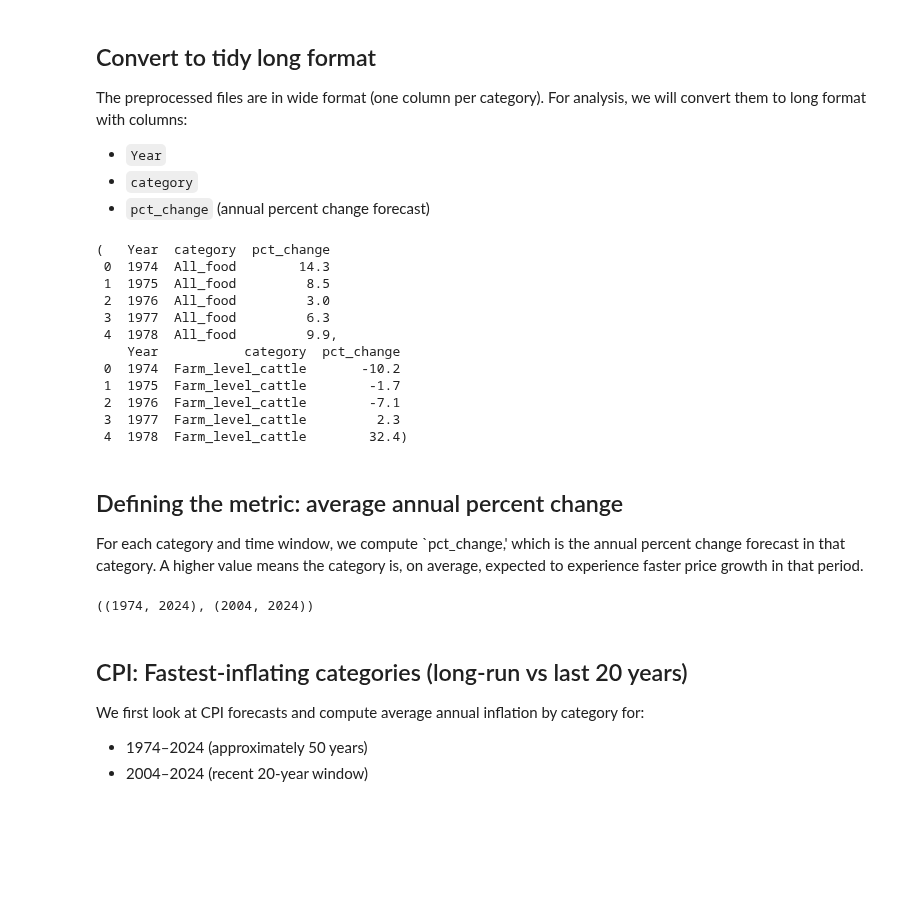
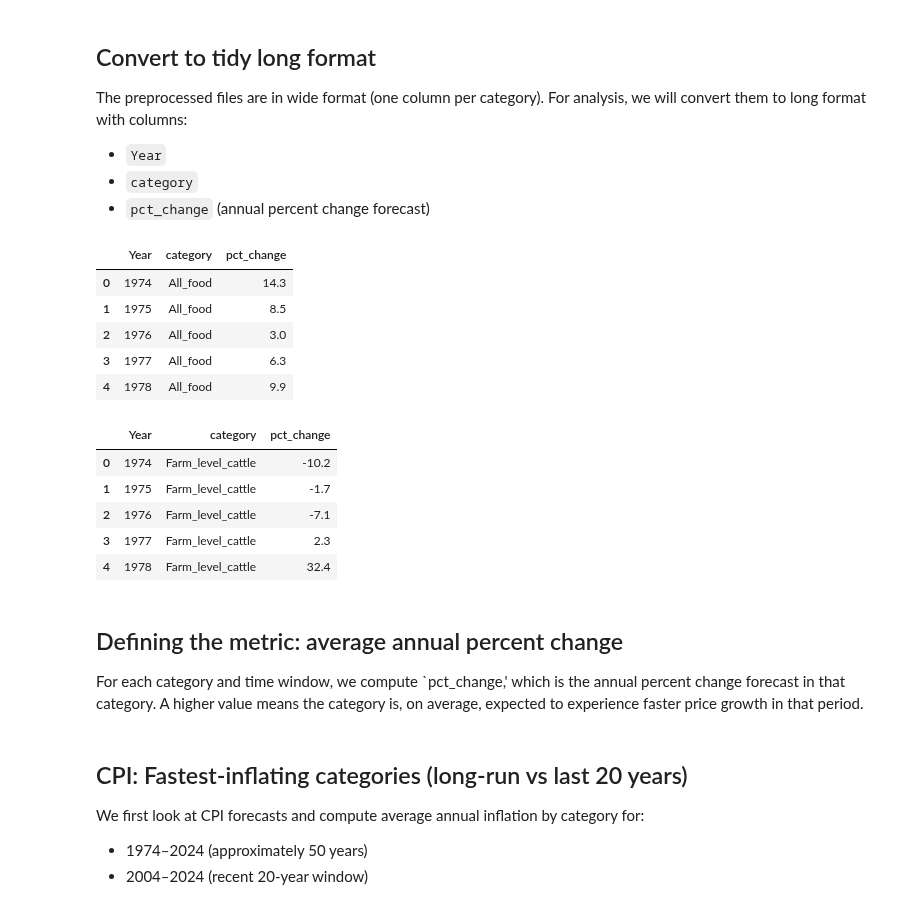
Before and after one commit to UCB-stat-159-f25/ucb-stat-159-f25-classroom-final-final, a Jupyter notebook: notebooks/Q1.ipynb, the cells around one changed output. Saved outputs shown, nothing was run; the diff lists cells and outputs as text; code cells hidden in the pictures; blank space fills up the shorter version.

```diff
--- a/notebooks/Q1.ipynb
+++ b/notebooks/Q1.ipynb
@@ -63,34 +61,35 @@ The preprocessed files are in wide format (one column per category). For analysi
 # %%
 def wide_to_long(df: pd.DataFrame) -> pd.DataFrame:
     """
     Convert wide-format data (Year + category columns) into long format.
 
     Returns a DataFrame with columns: Year, category, pct_change.
     """
     long_df = df.melt(
         id_vars="Year",
         var_name="category",
         value_name="pct_change",
     )
     return long_df
 
 cpi_long = wide_to_long(cpi_wide)
 ppi_long = wide_to_long(ppi_wide)
 
-cpi_long.head(), ppi_long.head()
+display(cpi_long.head())
+display(ppi_long.head())
 # %% [output]
-(   Year  category  pct_change
- 0  1974  All_food        14.3
- 1  1975  All_food         8.5
- 2  1976  All_food         3.0
- 3  1977  All_food         6.3
- 4  1978  All_food         9.9,
-    Year           category  pct_change
- 0  1974  Farm_level_cattle       -10.2
- 1  1975  Farm_level_cattle        -1.7
- 2  1976  Farm_level_cattle        -7.1
- 3  1977  Farm_level_cattle         2.3
- 4  1978  Farm_level_cattle        32.4)
+|  | Year | category | pct_change |
+| 0 | 1974 | All_food | 14.3 |
+| 1 | 1975 | All_food | 8.5 |
+| 2 | 1976 | All_food | 3.0 |
+| 3 | 1977 | All_food | 6.3 |
+| 4 | 1978 | All_food | 9.9 |
+|  | Year | category | pct_change |
+| 0 | 1974 | Farm_level_cattle | -10.2 |
+| 1 | 1975 | Farm_level_cattle | -1.7 |
+| 2 | 1976 | Farm_level_cattle | -7.1 |
+| 3 | 1977 | Farm_level_cattle | 2.3 |
+| 4 | 1978 | Farm_level_cattle | 32.4 |
 # %% [markdown]
 ## Defining the metric: average annual percent change
 
@@ -130,10 +129,6 @@ def mean_inflation_by_category(df_long: pd.DataFrame,
 # Define Time Windows:
 full_start, full_end = 1974, 2024   # ~50-year window
 recent_start, recent_end = 2004, 2024  # Last 20 years
-
-(full_start, full_end), (recent_start, recent_end)
-# %% [output]
-((1974, 2024), (2004, 2024))
 # %% [markdown]
 ## CPI: Fastest-inflating categories (long-run vs last 20 years)
 
```
Also changed, not shown: parts of 7 cells of this notebook.
